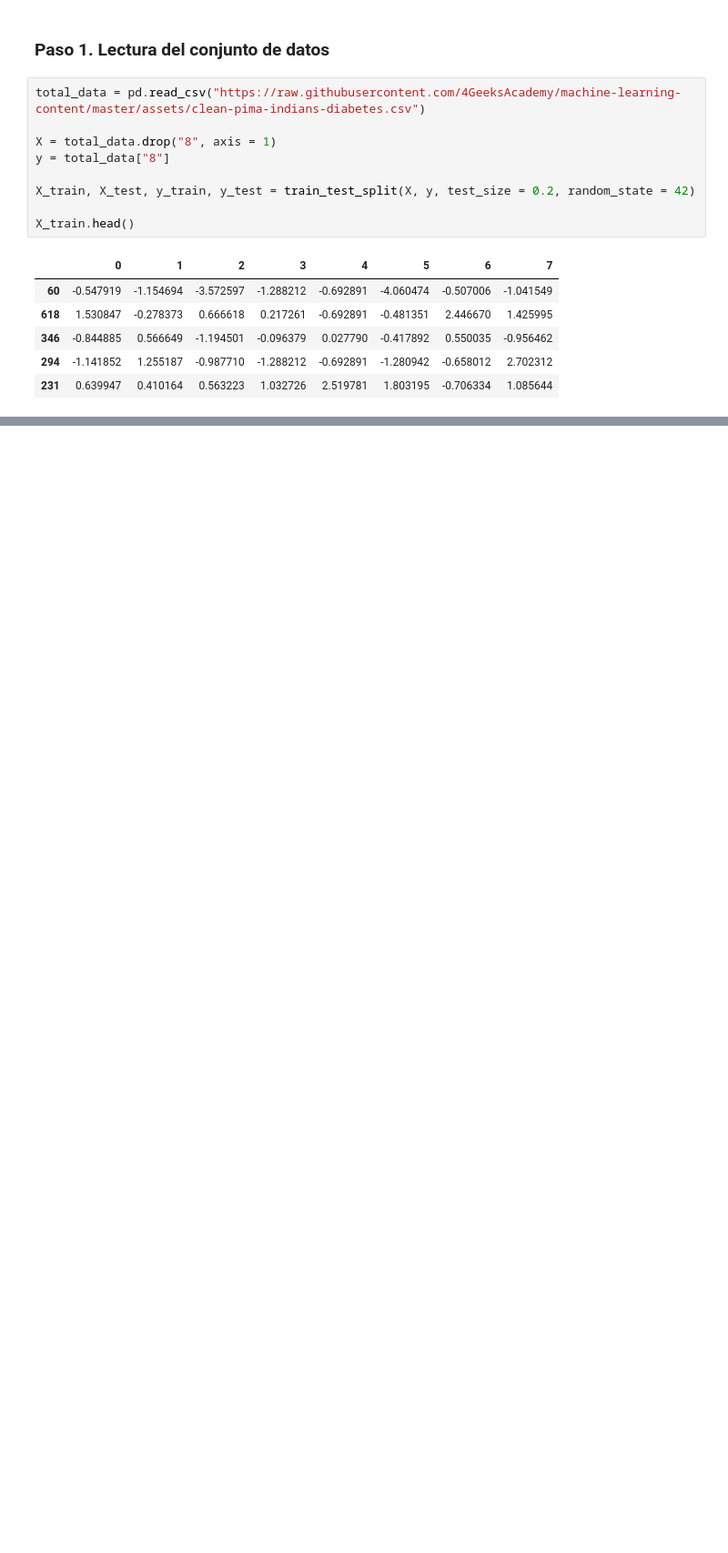
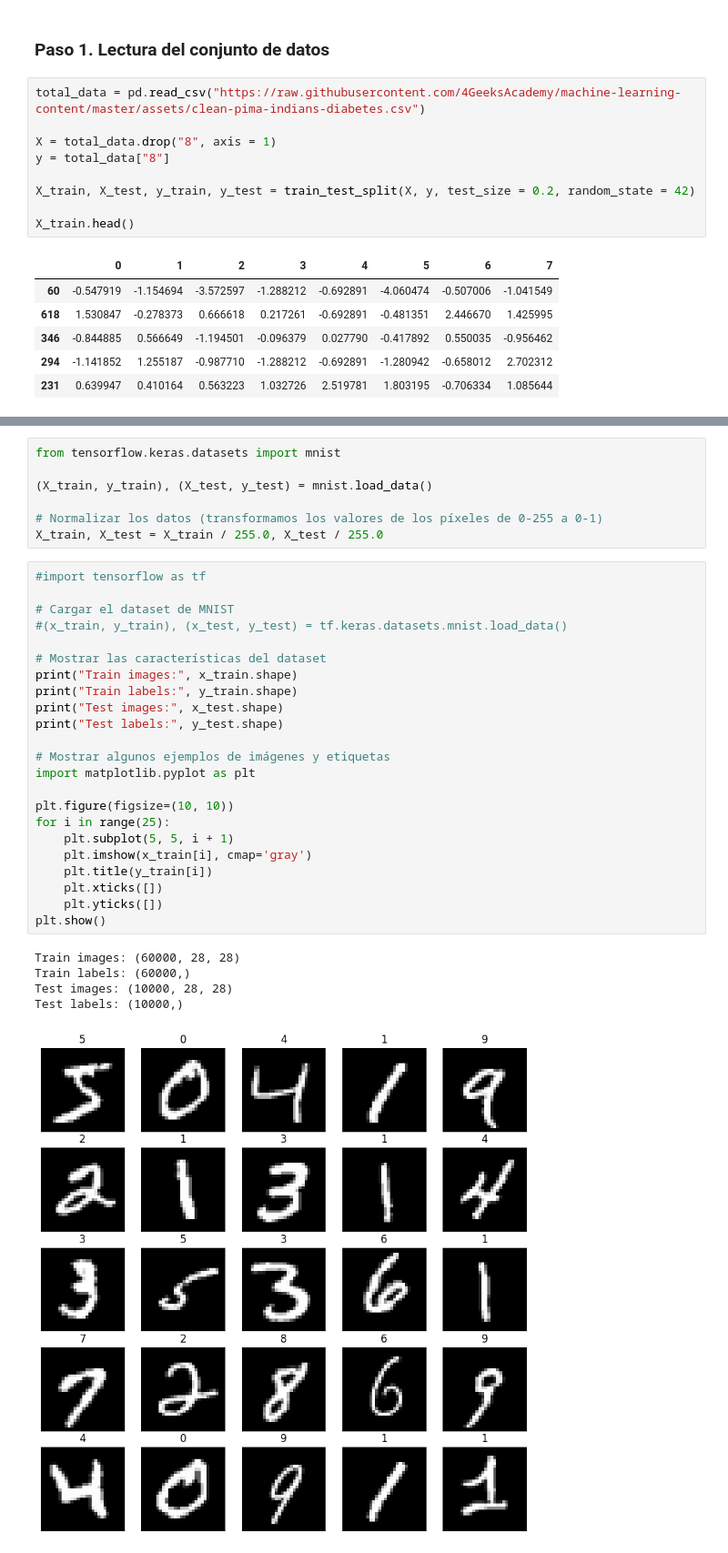
Before and after one commit to Gfotero/Deep_learning, a Jupyter notebook: Clase_4Geeks.ipynb, the cells around one changed output, grey strips where cells are left out. Shown at 91% size. Drawn from its saved outputs; the diff is of its cells as text; blank space fills up the shorter version.

```diff
--- a/Clase_4Geeks.ipynb
+++ b/Clase_4Geeks.ipynb
@@ -23,0 +152,36 @@ X_train.head()
+# %%
+from tensorflow.keras.datasets import mnist
+
+(X_train, y_train), (X_test, y_test) = mnist.load_data()
+
+# Normalizar los datos (transformamos los valores de los píxeles de 0-255 a 0-1)
+X_train, X_test = X_train / 255.0, X_test / 255.0
+# %%
+#import tensorflow as tf
+
+# Cargar el dataset de MNIST
+#(x_train, y_train), (x_test, y_test) = tf.keras.datasets.mnist.load_data()
+
+# Mostrar las características del dataset
+print("Train images:", x_train.shape)
+print("Train labels:", y_train.shape)
+print("Test images:", x_test.shape)
+print("Test labels:", y_test.shape)
+
+# Mostrar algunos ejemplos de imágenes y etiquetas
+import matplotlib.pyplot as plt
+
+plt.figure(figsize=(10, 10))
+for i in range(25):
+    plt.subplot(5, 5, i + 1)
+    plt.imshow(x_train[i], cmap='gray')
+    plt.title(y_train[i])
+    plt.xticks([])
+    plt.yticks([])
+plt.show()
+# %% [output]
+Train images: (60000, 28, 28)
+Train labels: (60000,)
+Test images: (10000, 28, 28)
+Test labels: (10000,)
+[figure, added]
```
Also changed, not shown: parts of 33 cells of this notebook, 2 other files.
